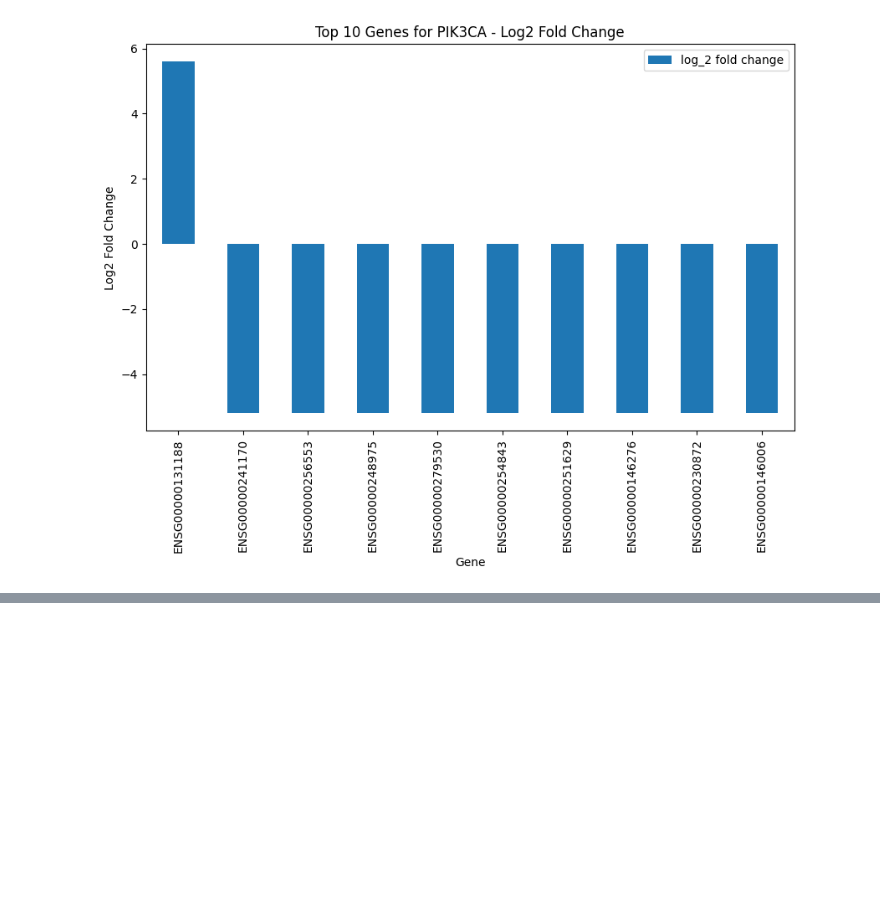
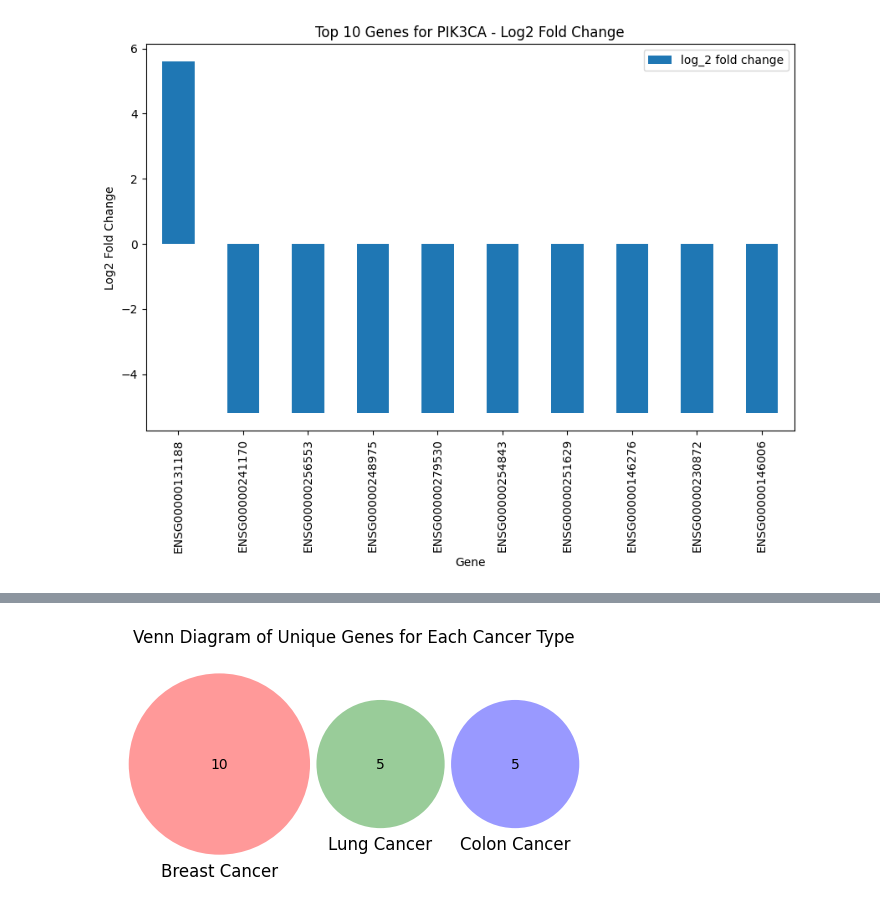
Before and after one commit to Melikaeydel/GSE256265, a Jupyter notebook: cancer.ipynb, the cells around one changed output, grey strips where cells are left out. Saved outputs shown, nothing was run; the diff lists cells and outputs as text; code cells hidden in the pictures; blank space fills up the shorter version.

```diff
--- a/cancer.ipynb
+++ b/cancer.ipynb
@@ -223,0 +414,19 @@ files.download('/content/pik3ca_results.csv')
+# %%
+import matplotlib.pyplot as plt
+from matplotlib_venn import venn3
+
+# ژن‌های اختصاصی هر سرطان
+genes_breast = {'AKT1', 'BRCA1', 'PTEN', 'ATM', 'PALB2', 'BRCA2', 'ESR1', 'CDH1', 'RAD51C', 'CHEK2'}
+genes_lung = {'APC', 'MLH1', 'MSH6', 'PMS2', 'MSH2'}
+genes_colon = {'STK11', 'ROS1', 'EGFR', 'MET', 'ALK'}
+
+# رسم نمودار Venn برای ژن‌های اختصاصی
+venn3(subsets=(len(genes_breast), len(genes_lung), len(genes_breast & genes_lung),
+              len(genes_colon), len(genes_breast & genes_colon), len(genes_lung & genes_colon),
+              len(genes_breast & genes_lung & genes_colon)),
+      set_labels=('Breast Cancer', 'Lung Cancer', 'Colon Cancer'))
+
+plt.title('Venn Diagram of Unique Genes for Each Cancer Type')
+plt.show()
+# %% [output]
+[figure, added]
```
Also changed, not shown: parts of 12 cells of this notebook.
